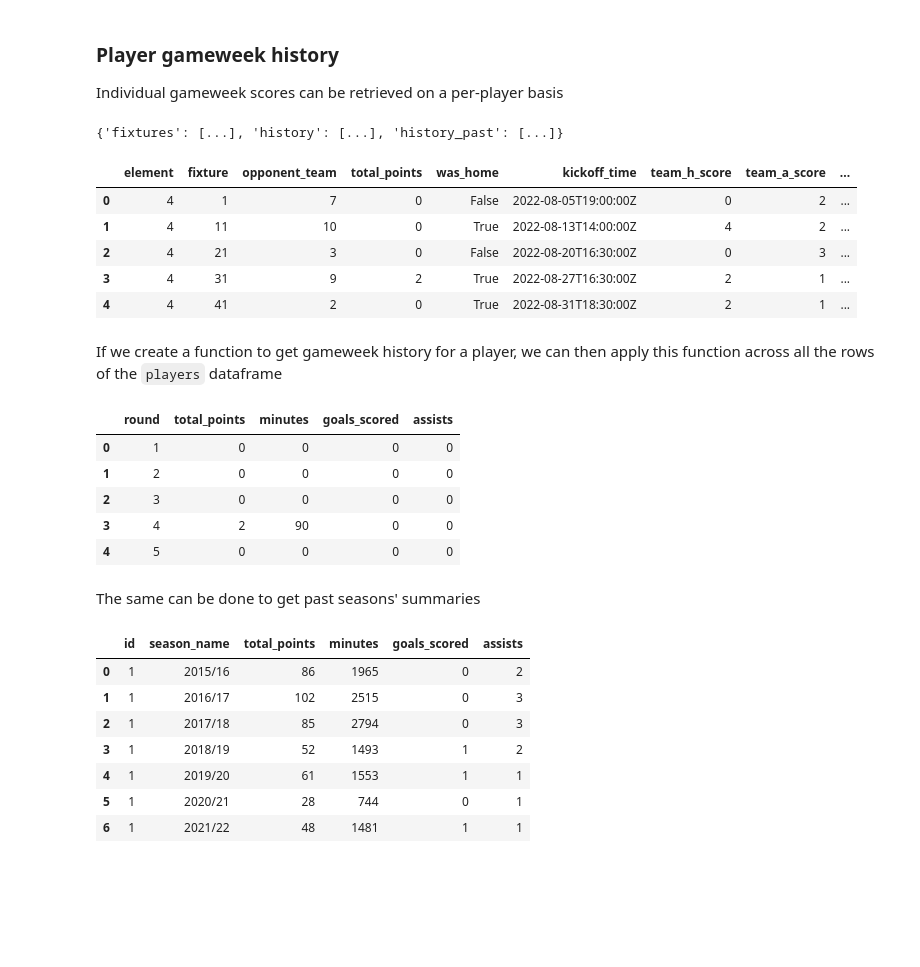
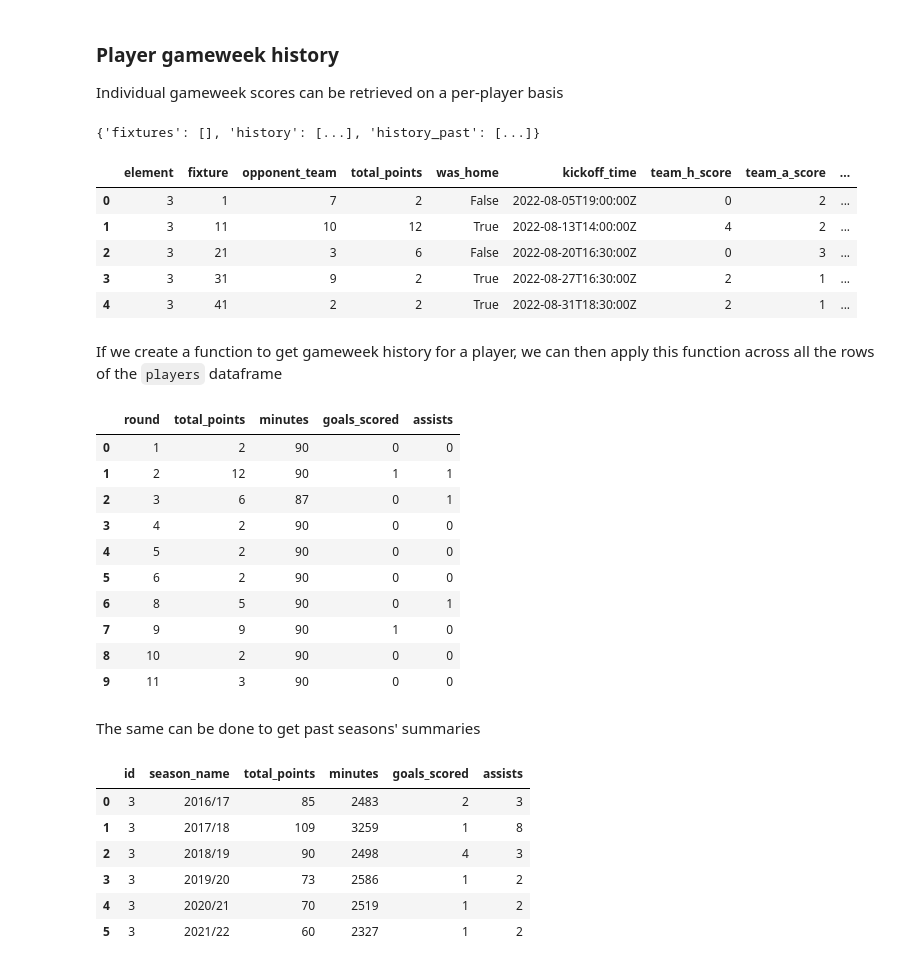
Before and after one commit to James-Leslie/fpl-data, a Jupyter notebook: notebooks/get_data.ipynb, the cells around one changed output. Drawn from its saved outputs; the diff is of its cells as text; code cells hidden in the pictures; blank space fills up the shorter version.

```diff
--- a/notebooks/get_data.ipynb
+++ b/notebooks/get_data.ipynb
@@ -139,53 +139,58 @@ df.head()
 ### Player gameweek history
 Individual gameweek scores can be retrieved on a per-player basis
 # %%
-# get data from 'element-summary/{PID}/' endpoint for PID=4
-r = requests.get(base_url + 'element-summary/4/').json()
+# get data from 'element-summary/{PID}/' endpoint for PID=3
+r = requests.get(base_url + 'element-summary/3/').json()
 
 # show top-level fields for player summary
 pprint(r, depth=1)
 # %% [output]
-{'fixtures': [...], 'history': [...], 'history_past': [...]}
+{'fixtures': [], 'history': [...], 'history_past': [...]}
 # %%
 pd.json_normalize(r['history']).head()
 # %% [output]
 |  | element | fixture | opponent_team | total_points | was_home | kickoff_time | team_h_score | team_a_score | ... |
-| 0 | 4 | 1 | 7 | 0 | False | 2022-08-05T19:00:00Z | 0 | 2 | ... |
-| 1 | 4 | 11 | 10 | 0 | True | 2022-08-13T14:00:00Z | 4 | 2 | ... |
-| 2 | 4 | 21 | 3 | 0 | False | 2022-08-20T16:30:00Z | 0 | 3 | ... |
-| 3 | 4 | 31 | 9 | 2 | True | 2022-08-27T16:30:00Z | 2 | 1 | ... |
-| 4 | 4 | 41 | 2 | 0 | True | 2022-08-31T18:30:00Z | 2 | 1 | ... |
+| 0 | 3 | 1 | 7 | 2 | False | 2022-08-05T19:00:00Z | 0 | 2 | ... |
+| 1 | 3 | 11 | 10 | 12 | True | 2022-08-13T14:00:00Z | 4 | 2 | ... |
+| 2 | 3 | 21 | 3 | 6 | False | 2022-08-20T16:30:00Z | 0 | 3 | ... |
+| 3 | 3 | 31 | 9 | 2 | True | 2022-08-27T16:30:00Z | 2 | 1 | ... |
+| 4 | 3 | 41 | 2 | 2 | True | 2022-08-31T18:30:00Z | 2 | 1 | ... |
 # %% [markdown]
 If we create a function to get gameweek history for a player, we can then apply this function across all the rows of the `players` dataframe
 # %%
 def get_gameweek_history(player_id):
     '''get all gameweek info for a given player_id'''
 
     # send GET request to
     # https://fantasy.premierleague.com/api/element-summary/{PID}/
     r = requests.get(
             base_url + 'element-summary/' + str(player_id) + '/'
     ).json()
 
     # extract 'history' data from response into dataframe
     df = pd.json_normalize(r['history'])
 
     # avoid getting rate limited
     time.sleep(.3)
 
     return df
 
 
 # show player #4's gameweek history
-get_gameweek_history(player_id=4)[
-    ['round', 'total_points', 'minutes', 'goals_scored', 'assists']].head()
+get_gameweek_history(player_id=3)[
+    ['round', 'total_points', 'minutes', 'goals_scored', 'assists']].head(10)
 # %% [output]
 |  | round | total_points | minutes | goals_scored | assists |
-| 0 | 1 | 0 | 0 | 0 | 0 |
-| 1 | 2 | 0 | 0 | 0 | 0 |
-| 2 | 3 | 0 | 0 | 0 | 0 |
+| 0 | 1 | 2 | 90 | 0 | 0 |
+| 1 | 2 | 12 | 90 | 1 | 1 |
+| 2 | 3 | 6 | 87 | 0 | 1 |
 | 3 | 4 | 2 | 90 | 0 | 0 |
-| 4 | 5 | 0 | 0 | 0 | 0 |
+| 4 | 5 | 2 | 90 | 0 | 0 |
+| 5 | 6 | 2 | 90 | 0 | 0 |
+| 6 | 8 | 5 | 90 | 0 | 1 |
+| 7 | 9 | 9 | 90 | 1 | 0 |
+| 8 | 10 | 2 | 90 | 0 | 0 |
+| 9 | 11 | 3 | 90 | 0 | 0 |
 # %% [markdown]
 The same can be done to get past seasons' summaries
 # %%
@@ -207,16 +212,15 @@ def get_season_history(player_id):
     return df
 
 
-# show player #1's gameweek history
-get_season_history(player_id=1)[
+# show player #3's gameweek history
+get_season_history(player_id=3)[
     ['id', 'season_name', 'total_points', 'minutes',
      'goals_scored', 'assists']].head(10)
 # %% [output]
 |  | id | season_name | total_points | minutes | goals_scored | assists |
-| 0 | 1 | 2015/16 | 86 | 1965 | 0 | 2 |
-| 1 | 1 | 2016/17 | 102 | 2515 | 0 | 3 |
-| 2 | 1 | 2017/18 | 85 | 2794 | 0 | 3 |
-| 3 | 1 | 2018/19 | 52 | 1493 | 1 | 2 |
-| 4 | 1 | 2019/20 | 61 | 1553 | 1 | 1 |
-| 5 | 1 | 2020/21 | 28 | 744 | 0 | 1 |
-| 6 | 1 | 2021/22 | 48 | 1481 | 1 | 1 |
+| 0 | 3 | 2016/17 | 85 | 2483 | 2 | 3 |
+| 1 | 3 | 2017/18 | 109 | 3259 | 1 | 8 |
+| 2 | 3 | 2018/19 | 90 | 2498 | 4 | 3 |
+| 3 | 3 | 2019/20 | 73 | 2586 | 1 | 2 |
+| 4 | 3 | 2020/21 | 70 | 2519 | 1 | 2 |
+| 5 | 3 | 2021/22 | 60 | 2327 | 1 | 2 |
```
Also changed, not shown: parts of 2 cells of this notebook.
